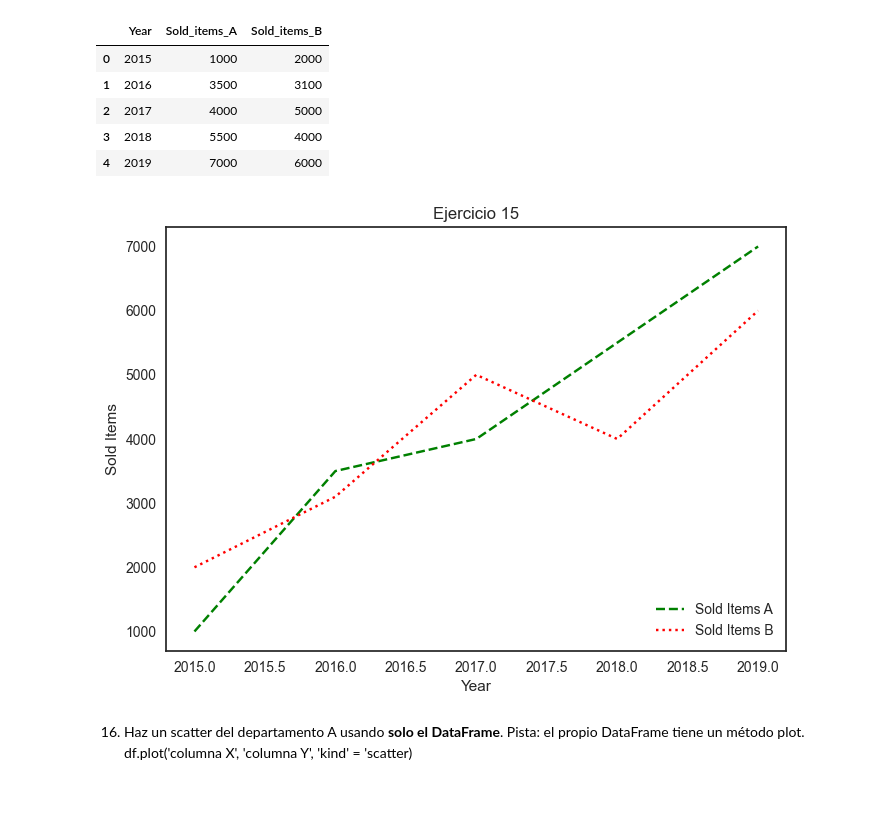
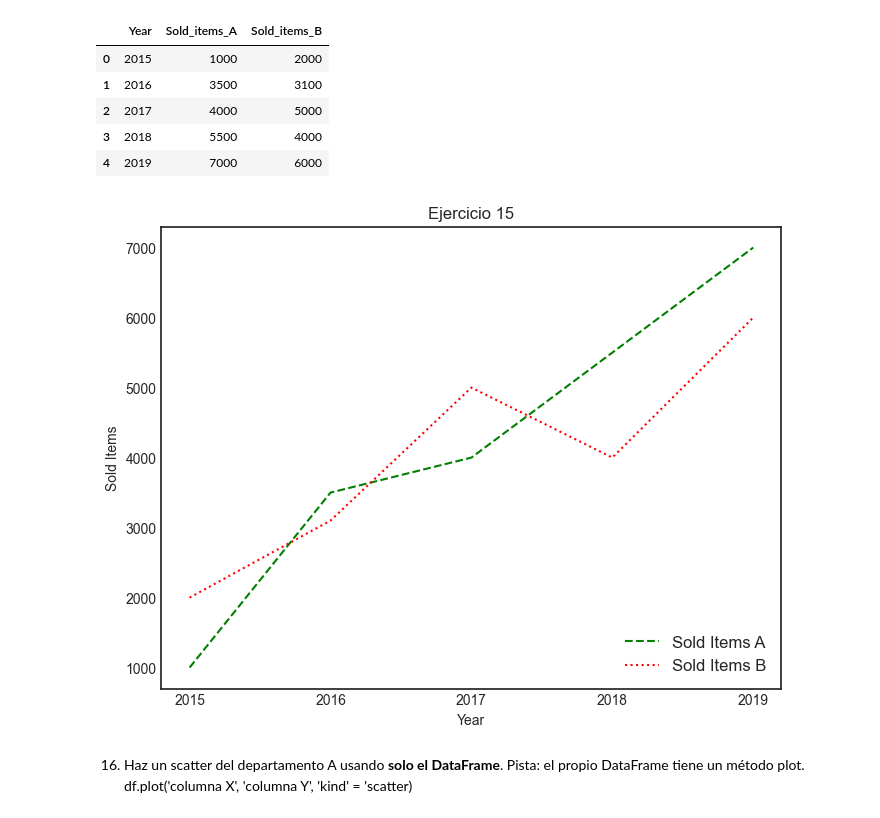
Before and after one commit to anapstl/ONLINE_DS_THEBRIDGE_course, a Jupyter notebook: 2-Data_analysis/4-Visualización/1-Matplotlib/ejercicios/ejercicios_Matplotlib.ipynb, the cells around one changed output. Drawn from its saved outputs; the diff is of its cells as text; code cells hidden in the pictures.

```diff
--- a/2-Data_analysis/4-Visualización/1-Matplotlib/ejercicios/ejercicios_Matplotlib.ipynb
+++ b/2-Data_analysis/4-Visualización/1-Matplotlib/ejercicios/ejercicios_Matplotlib.ipynb
@@ -284,19 +365,20 @@ df
 # %%
 plt.style.use('seaborn-v0_8-white')
 
-fig = plt.figure()
+fig = plt.figure(figsize=(8, 6))
 ax = plt.axes()
 
 ax.plot(df.Year.astype(int), df.Sold_items_A, '--g', label = 'Sold Items A');
 ax.plot(df.Year.astype(int), df.Sold_items_B, ':r', label = 'Sold Items B');
-ax.legend(loc='lower right')
+ax.legend(loc='lower right', fontsize = 12)
 # ax.set_xticklabels(df['Year'].astype(int))
+plt.xticks(df.Year)
 plt.title('Ejercicio 15')
 plt.ylabel('Sold Items')
 plt.xlabel('Year')
 plt.show()
 # %% [output]
-[figure, old version]
+[figure, new version]
 # %% [markdown]
 16. Haz un scatter del departamento A usando __solo el DataFrame__.
 Pista: el propio DataFrame tiene un método plot.
```
Also changed, not shown: parts of 14 cells of this notebook.
